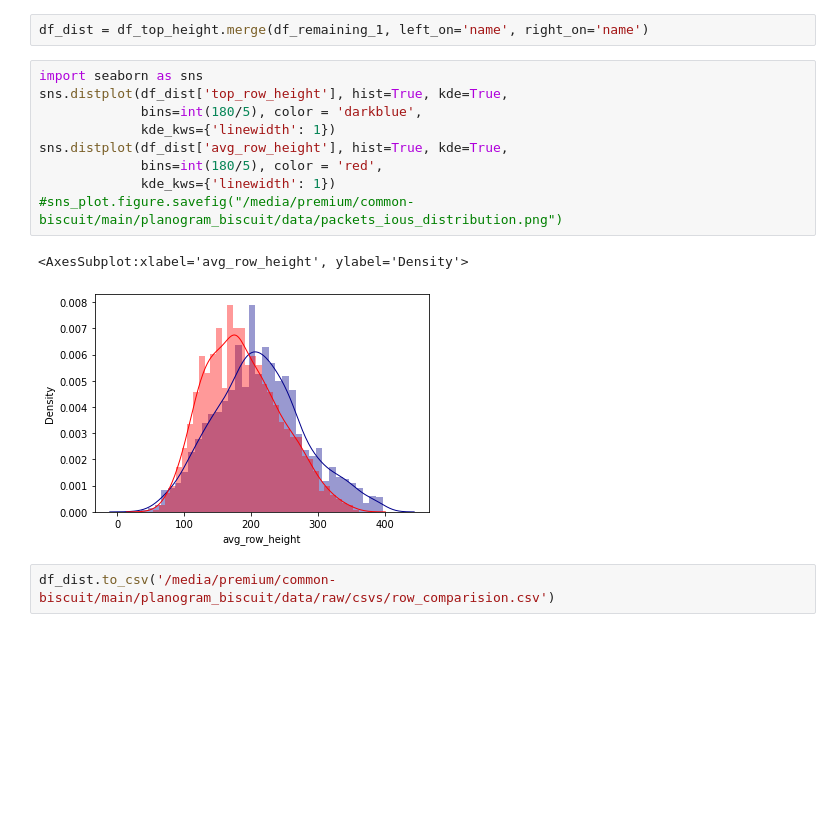
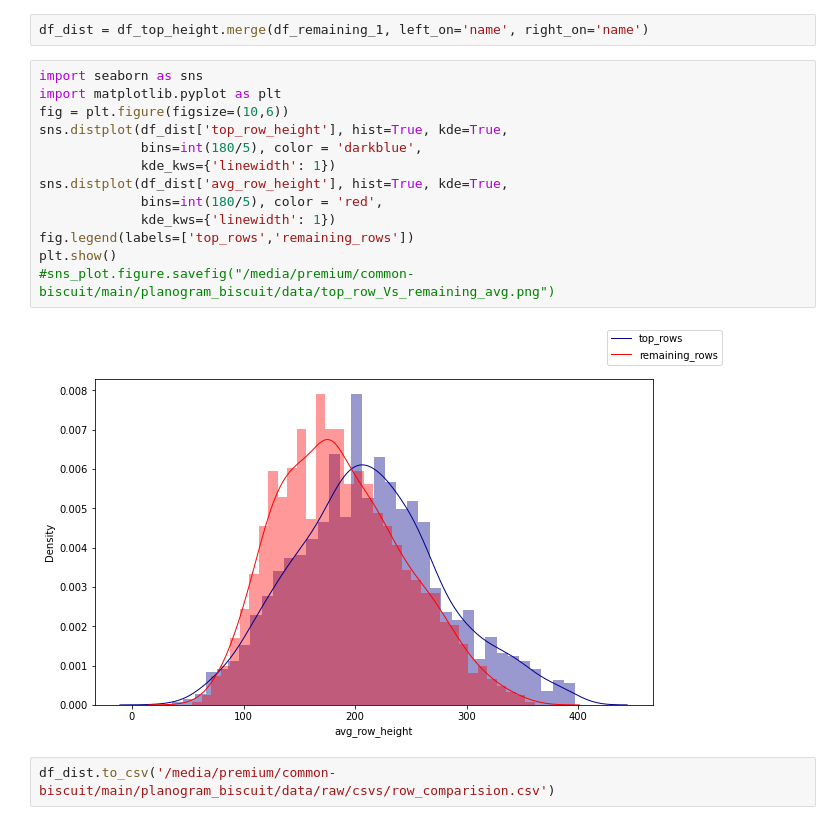
Before and after one commit to visheshdargan06/pespi-plano-biscuits, a Jupyter notebook: notebooks/eda/top_row_Vs_remaining.ipynb, the cells around one changed output. Cells and saved outputs as stored; diff of their text form; blank space fills up the shorter version.

```diff
--- a/notebooks/eda/top_row_Vs_remaining.ipynb
+++ b/notebooks/eda/top_row_Vs_remaining.ipynb
@@ -166,15 +166,18 @@ df_remaining_1
 df_dist = df_top_height.merge(df_remaining_1, left_on='name', right_on='name')
 # %%
 import seaborn as sns
+import matplotlib.pyplot as plt
+fig = plt.figure(figsize=(10,6))
 sns.distplot(df_dist['top_row_height'], hist=True, kde=True,
              bins=int(180/5), color = 'darkblue',
              kde_kws={'linewidth': 1})
 sns.distplot(df_dist['avg_row_height'], hist=True, kde=True,
              bins=int(180/5), color = 'red',
              kde_kws={'linewidth': 1})
-#sns_plot.figure.savefig("/media/premium/common-biscuit/main/planogram_biscuit/data/packets_ious_distribution.png")
+fig.legend(labels=['top_rows','remaining_rows'])
+plt.show()
+#sns_plot.figure.savefig("/media/premium/common-biscuit/main/planogram_biscuit/data/top_row_Vs_remaining_avg.png")
 # %% [output]
-<AxesSubplot:xlabel='avg_row_height', ylabel='Density'>
-[figure, old version]
+[figure, new version]
 # %%
 df_dist.to_csv('/media/premium/common-biscuit/main/planogram_biscuit/data/raw/csvs/row_comparision.csv')
```
Also changed, not shown: 36 other files.
